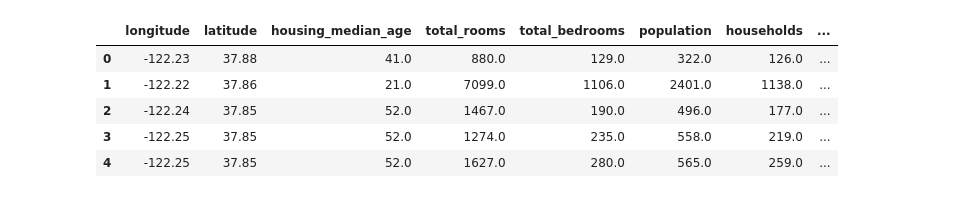
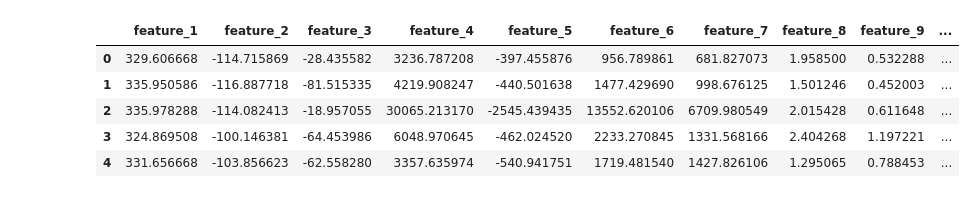
Before and after one commit to matteobarbieri/phd-school, a Jupyter notebook: home/notebooks/challenge.ipynb, the cells around one changed output. Cells and saved outputs as stored; diff of their text form; code cells hidden in the pictures.

Commit message:
Write challenge notebook

```diff
--- a/home/notebooks/challenge.ipynb
+++ b/home/notebooks/challenge.ipynb
@@ -8,10 +23,15 @@ DATA = "../../housing.csv"
+# %%
+DATA_FOLDER = "../data/challenge"
+
+TRAIN_CSV = Path(DATA_FOLDER) / "challenge_train.csv"
+TEST_CSV = Path(DATA_FOLDER) / "challenge_test.csv"
 # %%
-df = pd.read_csv(DATA)
-df.head()
+df_train = pd.read_csv(TRAIN_CSV)
+df_train.head()
 # %% [output]
-|  | longitude | latitude | housing_median_age | total_rooms | total_bedrooms | population | households | ... |
-| 0 | -122.23 | 37.88 | 41.0 | 880.0 | 129.0 | 322.0 | 126.0 | ... |
-| 1 | -122.22 | 37.86 | 21.0 | 7099.0 | 1106.0 | 2401.0 | 1138.0 | ... |
-| 2 | -122.24 | 37.85 | 52.0 | 1467.0 | 190.0 | 496.0 | 177.0 | ... |
-| 3 | -122.25 | 37.85 | 52.0 | 1274.0 | 235.0 | 558.0 | 219.0 | ... |
-| 4 | -122.25 | 37.85 | 52.0 | 1627.0 | 280.0 | 565.0 | 259.0 | ... |
+|  | feature_1 | feature_2 | feature_3 | feature_4 | feature_5 | feature_6 | feature_7 | feature_8 | feature_9 | ... |
+| 0 | 329.606668 | -114.715869 | -28.435582 | 3236.787208 | -397.455876 | 956.789861 | 681.827073 | 1.958500 | 0.532288 | ... |
+| 1 | 335.950586 | -116.887718 | -81.515335 | 4219.908247 | -440.501638 | 1477.429690 | 998.676125 | 1.501246 | 0.452003 | ... |
+| 2 | 335.978288 | -114.082413 | -18.957055 | 30065.213170 | -2545.439435 | 13552.620106 | 6709.980549 | 2.015428 | 0.611648 | ... |
+| 3 | 324.869508 | -100.146381 | -64.453986 | 6048.970645 | -462.024520 | 2233.270845 | 1331.568166 | 2.404268 | 1.197221 | ... |
+| 4 | 331.656668 | -103.856623 | -62.558280 | 3357.635974 | -540.941751 | 1719.481540 | 1427.826106 | 1.295065 | 0.788453 | ... |
```
Also changed, not shown: parts of 33 cells of this notebook, 4 other files.
